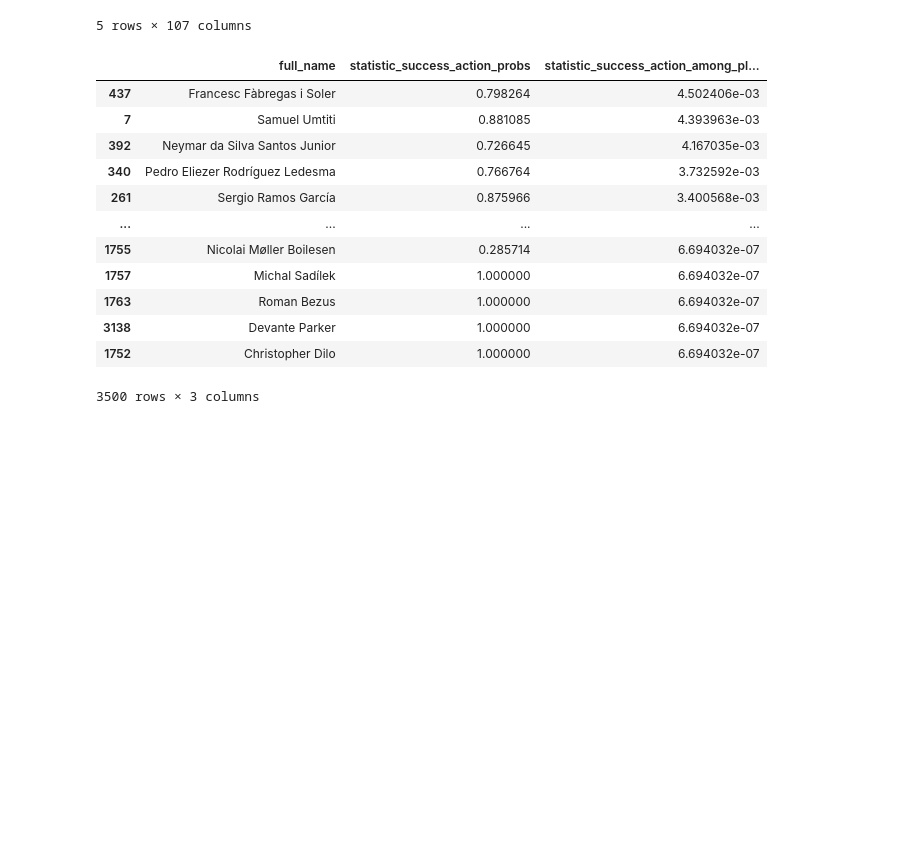
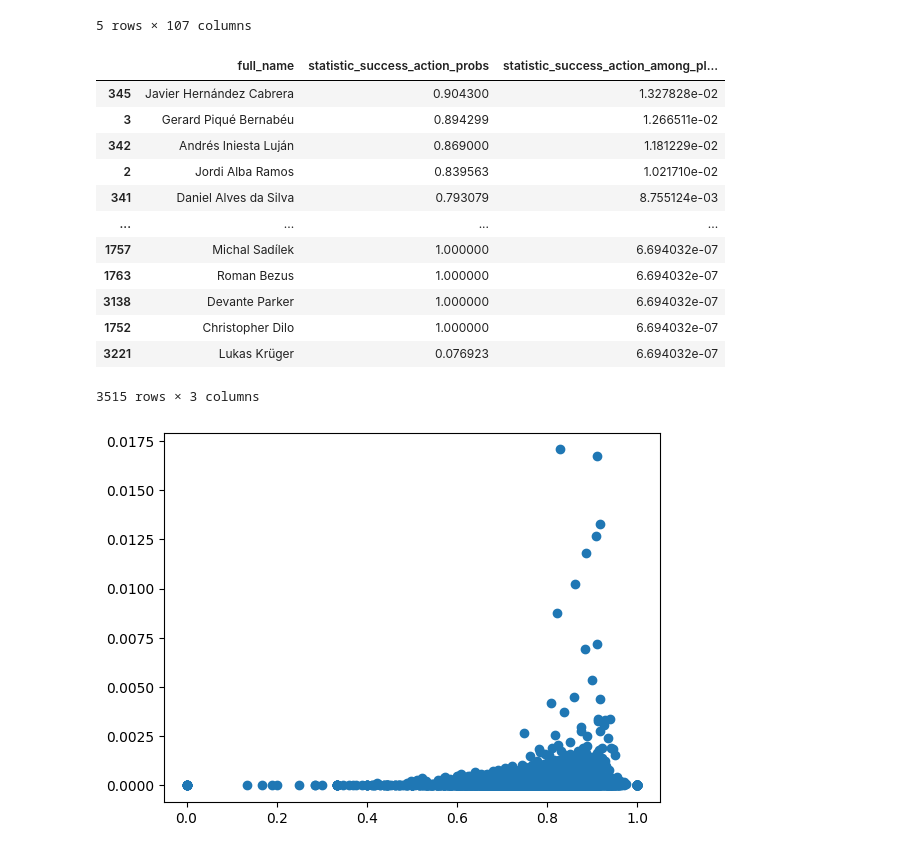
Before and after one commit to Steve23522016/vaep-base-code, a Jupyter notebook: notebooks/player_skill_probabilities_dataset_generator.ipynb, the cells around one changed output. Cells and saved outputs as stored; diff of their text form; code cells hidden in the pictures; blank space fills up the shorter version.

```diff
--- a/notebooks/player_skill_probabilities_dataset_generator.ipynb
+++ b/notebooks/player_skill_probabilities_dataset_generator.ipynb
@@ -174,34 +174,35 @@ def construct_player_skills_probabilities_dataset(statsbomb_event_non_360_df, fi
 # %%
 from sklearn.cluster import DBSCAN
 
 # Inspect Xpass Probabilites Player sorted from the highest
 directory_model = MAPS_PLAYER_SKILL_PROBABILITIES_GENERATOR["xpass"]["model_directory"]
 output_csv_filename = MAPS_PLAYER_SKILL_PROBABILITIES_GENERATOR["xpass"]["csv_output_filename"]
 xpass_player_probs_df = pd.read_csv(directory_model + output_csv_filename)
 xpass_player_probs_df.sort_values(by="statistic_success_action_among_players", ascending=False, inplace=True)
 
 # dbscan = DBSCAN()
 # dbscan.fit(xpass_player_probs_df[["statistic_success_action_probs", "statistic_success_action_among_players"]])
 # colors = dbscan.labels_
-# plt.scatter(xpass_player_probs_df["statistic_success_action_probs"], xpass_player_probs_df["statistic_success_action_among_players"], c=colors)
+plt.scatter(xpass_player_probs_df["statistic_success_action_probs"], xpass_player_probs_df["statistic_success_action_among_players"])
 
-xpass_player_probs_df = xpass_player_probs_df[(xpass_player_probs_df["statistic_success_action_probs"] >= 0.3) & (xpass_player_probs_df["statistic_success_action_among_players"] <= 0.005)]
+xpass_player_probs_df = xpass_player_probs_df[(xpass_player_probs_df["statistic_success_action_probs"] >= 0.1) & (xpass_player_probs_df["statistic_success_action_among_players"] <= 0.015)]
 scaler = preprocessing.MinMaxScaler(feature_range=(0,1))
 xpass_player_probs_df[["statistic_success_action_probs"]] = scaler.fit_transform(xpass_player_probs_df[["statistic_success_action_probs"]])
 xpass_player_probs_df[["full_name", "statistic_success_action_probs", "statistic_success_action_among_players"]]
 # %% [output]
 |  | full_name | statistic_success_action_probs | statistic_success_action_among_pl... |
-| 437 | Francesc Fàbregas i Soler | 0.798264 | 4.502406e-03 |
-| 7 | Samuel Umtiti | 0.881085 | 4.393963e-03 |
-| 392 | Neymar da Silva Santos Junior | 0.726645 | 4.167035e-03 |
-| 340 | Pedro Eliezer Rodríguez Ledesma | 0.766764 | 3.732592e-03 |
-| 261 | Sergio Ramos García | 0.875966 | 3.400568e-03 |
+| 345 | Javier Hernández Cabrera | 0.904300 | 1.327828e-02 |
+| 3 | Gerard Piqué Bernabéu | 0.894299 | 1.266511e-02 |
+| 342 | Andrés Iniesta Luján | 0.869000 | 1.181229e-02 |
+| 2 | Jordi Alba Ramos | 0.839563 | 1.021710e-02 |
+| 341 | Daniel Alves da Silva | 0.793079 | 8.755124e-03 |
 | ... | ... | ... | ... |
-| 1755 | Nicolai Møller Boilesen | 0.285714 | 6.694032e-07 |
 | 1757 | Michal Sadílek | 1.000000 | 6.694032e-07 |
 | 1763 | Roman Bezus | 1.000000 | 6.694032e-07 |
 | 3138 | Devante Parker | 1.000000 | 6.694032e-07 |
 | 1752 | Christopher Dilo | 1.000000 | 6.694032e-07 |
+| 3221 | Lukas Krüger | 0.076923 | 6.694032e-07 |
-3500 rows × 3 columns
+3515 rows × 3 columns
+[figure, added]
 # %%
 from sklearn.cluster import DBSCAN
```
Also changed, not shown: parts of 2 cells of this notebook, 4 other files.
